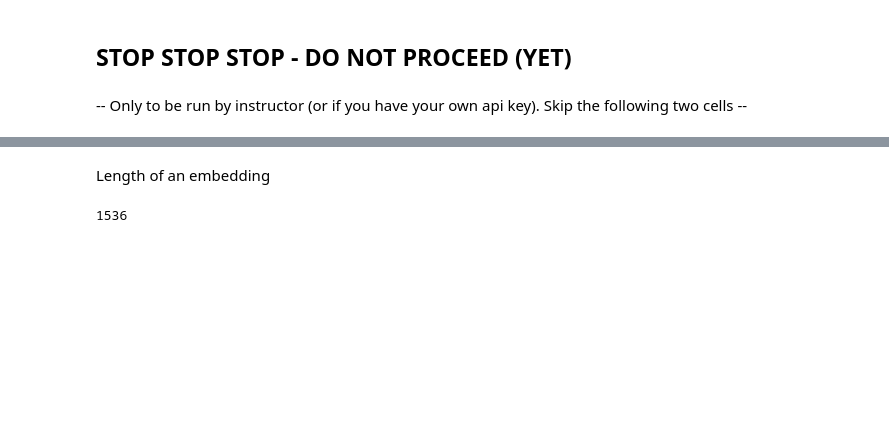
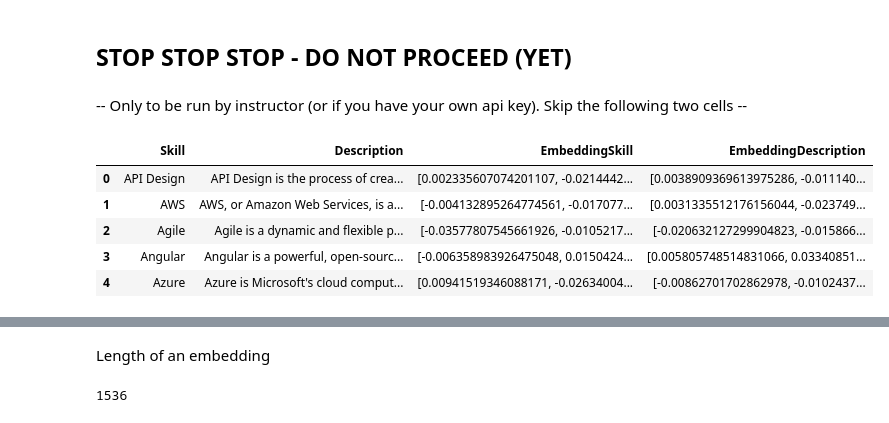
Before and after one commit to erikbijl/genai-workshop-amsterdam, a Jupyter notebook: talent/Module_01_GraphSummit_Nordics_2025.ipynb, the cells around one changed output, grey strips where cells are left out. Drawn from its saved outputs; the diff is of its cells as text; code cells hidden in the pictures; blank space fills up the shorter version.

```diff
--- a/talent/Module_01_GraphSummit_Nordics_2025.ipynb
+++ b/talent/Module_01_GraphSummit_Nordics_2025.ipynb
@@ -582 +598,10 @@ skills_embeddings_df = pd.read_csv(url)
+# %%
+skills_embeddings_df.head()
+# %% [output]
+|  | Skill | Description | EmbeddingSkill | EmbeddingDescription |
+| 0 | API Design | API Design is the process of crea... | [0.002335607074201107, -0.0214442... | [0.0038909369613975286, -0.011140... |
+| 1 | AWS | AWS, or Amazon Web Services, is a... | [-0.004132895264774561, -0.017077... | [0.0031335512176156044, -0.023749... |
+| 2 | Agile | Agile is a dynamic and flexible p... | [-0.03577807545661926, -0.0105217... | [-0.020632127299904823, -0.015866... |
+| 3 | Angular | Angular is a powerful, open-sourc... | [-0.006358983926475048, 0.0150424... | [0.005805748514831066, 0.03340851... |
+| 4 | Azure | Azure is Microsoft's cloud comput... | [0.00941519346088171, -0.02634004... | [-0.00862701702862978, -0.0102437... |
 # %%
```
Also changed, not shown: parts of 71 cells of this notebook, 2 other files.
